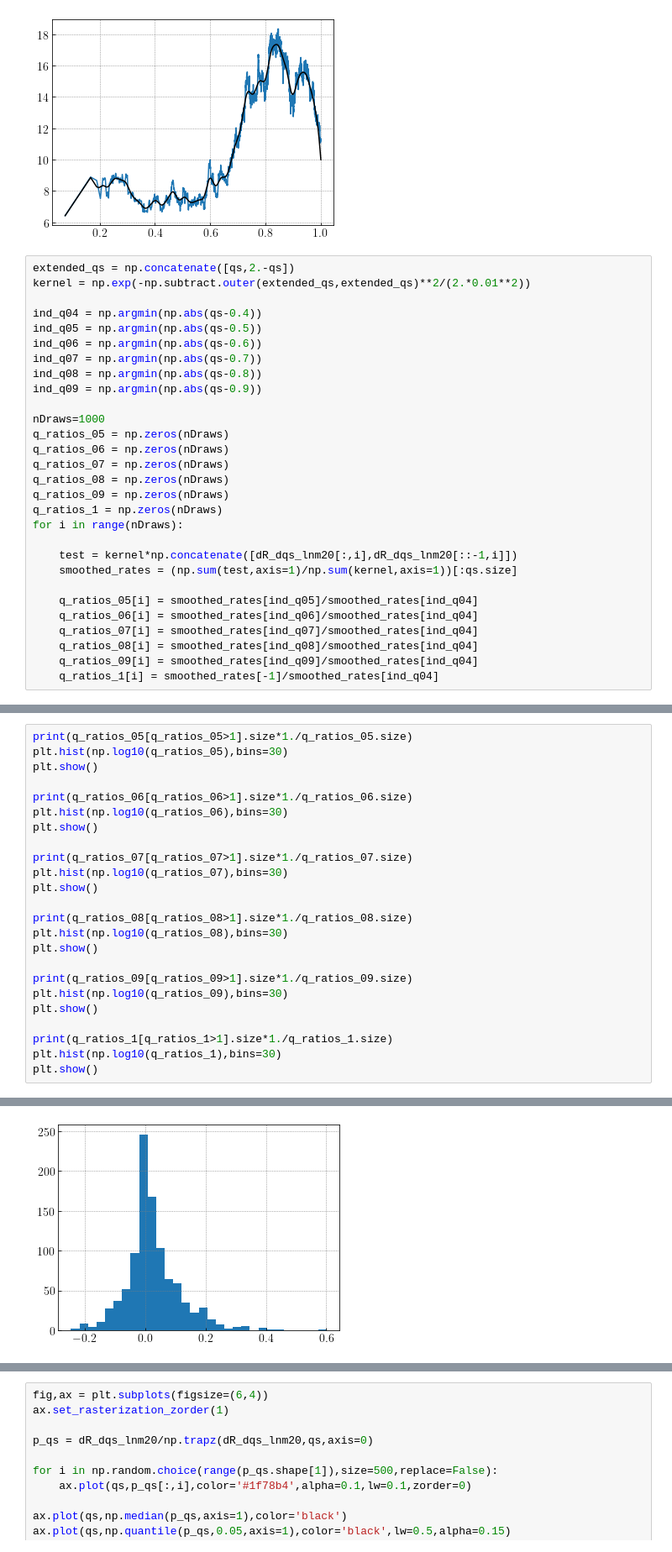
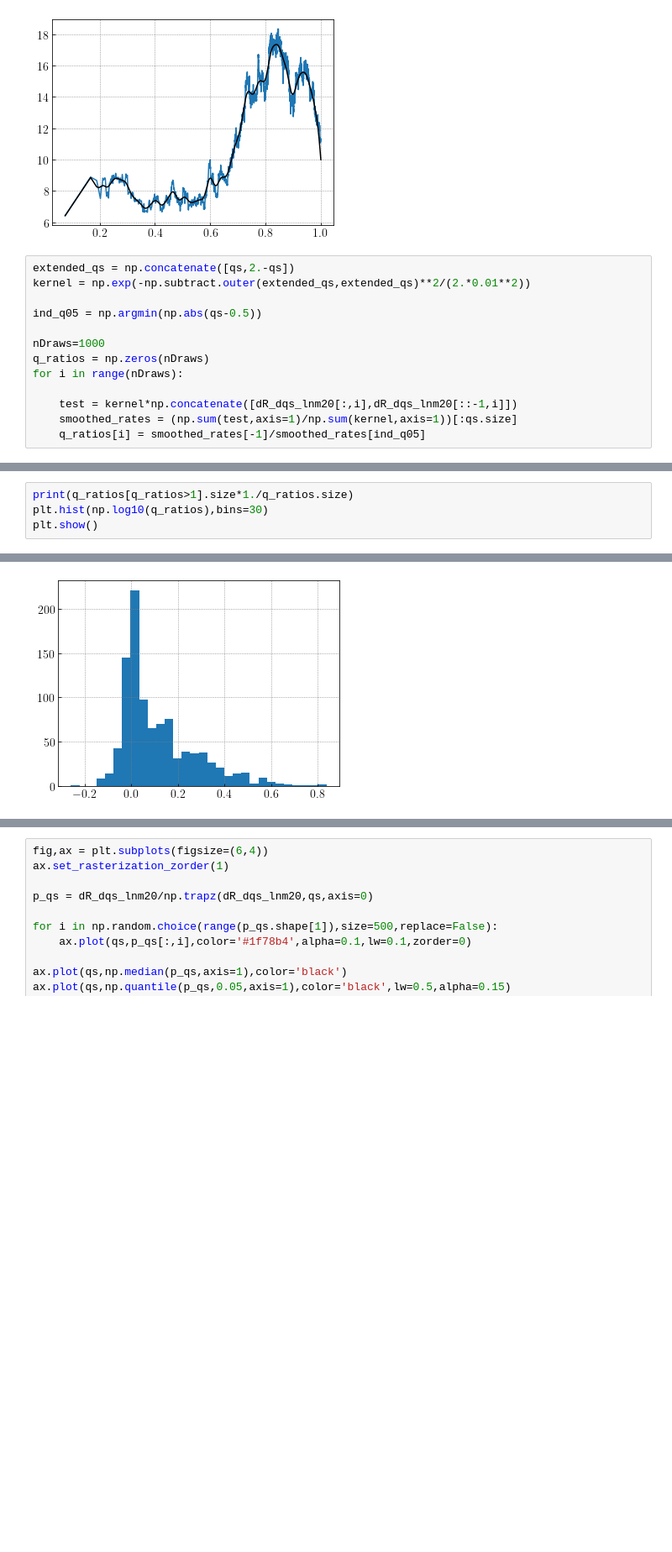
Before and after one commit to tcallister/autoregressive-bbh-inference, a Jupyter notebook: figures/ar_lnm1_q.ipynb, the cells around one changed output, grey strips where cells are left out. Shown: that part at 84% size. Saved outputs shown, nothing was run; the diff lists cells and outputs as text; blank space fills up the shorter version.

```diff
--- a/figures/ar_lnm1_q.ipynb
+++ b/figures/ar_lnm1_q.ipynb
@@ -178,28 +255,12 @@ ax.plot(qs,(np.sum(test,axis=1)/np.sum(kernel,axis=1))[:qs.size],color='black')
 extended_qs = np.concatenate([qs,2.-qs])
 kernel = np.exp(-np.subtract.outer(extended_qs,extended_qs)**2/(2.*0.01**2))
 
-ind_q04 = np.argmin(np.abs(qs-0.4))
 ind_q05 = np.argmin(np.abs(qs-0.5))
-ind_q06 = np.argmin(np.abs(qs-0.6))
-ind_q07 = np.argmin(np.abs(qs-0.7))
-ind_q08 = np.argmin(np.abs(qs-0.8))
-ind_q09 = np.argmin(np.abs(qs-0.9))
 
 nDraws=1000
-q_ratios_05 = np.zeros(nDraws)
-q_ratios_06 = np.zeros(nDraws)
-q_ratios_07 = np.zeros(nDraws)
-q_ratios_08 = np.zeros(nDraws)
-q_ratios_09 = np.zeros(nDraws)
-q_ratios_1 = np.zeros(nDraws)
+q_ratios = np.zeros(nDraws)
 for i in range(nDraws):
 
     test = kernel*np.concatenate([dR_dqs_lnm20[:,i],dR_dqs_lnm20[::-1,i]])
     smoothed_rates = (np.sum(test,axis=1)/np.sum(kernel,axis=1))[:qs.size]
-
-    q_ratios_05[i] = smoothed_rates[ind_q05]/smoothed_rates[ind_q04]
-    q_ratios_06[i] = smoothed_rates[ind_q06]/smoothed_rates[ind_q04]
-    q_ratios_07[i] = smoothed_rates[ind_q07]/smoothed_rates[ind_q04]
-    q_ratios_08[i] = smoothed_rates[ind_q08]/smoothed_rates[ind_q04]
-    q_ratios_09[i] = smoothed_rates[ind_q09]/smoothed_rates[ind_q04]
-    q_ratios_1[i] = smoothed_rates[-1]/smoothed_rates[ind_q04]
+    q_ratios[i] = smoothed_rates[-1]/smoothed_rates[ind_q05]
@@ -206,25 +271,5 @@ for i in range(nDraws):
 # %%
-print(q_ratios_05[q_ratios_05>1].size*1./q_ratios_05.size)
-plt.hist(np.log10(q_ratios_05),bins=30)
+print(q_ratios[q_ratios>1].size*1./q_ratios.size)
+plt.hist(np.log10(q_ratios),bins=30)
 plt.show()
-
-print(q_ratios_06[q_ratios_06>1].size*1./q_ratios_06.size)
-plt.hist(np.log10(q_ratios_06),bins=30)
-plt.show()
-
-print(q_ratios_07[q_ratios_07>1].size*1./q_ratios_07.size)
-plt.hist(np.log10(q_ratios_07),bins=30)
-plt.show()
-
-print(q_ratios_08[q_ratios_08>1].size*1./q_ratios_08.size)
-plt.hist(np.log10(q_ratios_08),bins=30)
-plt.show()
-
-print(q_ratios_09[q_ratios_09>1].size*1./q_ratios_09.size)
-plt.hist(np.log10(q_ratios_09),bins=30)
-plt.show()
-
-print(q_ratios_1[q_ratios_1>1].size*1./q_ratios_1.size)
-plt.hist(np.log10(q_ratios_1),bins=30)
-plt.show()
 # %% [output]
@@ -232 +277 @@ plt.show()
-[figure, old version]
+[figure, new version]
```
Also changed, not shown: parts of 13 cells of this notebook, 1 other file.
